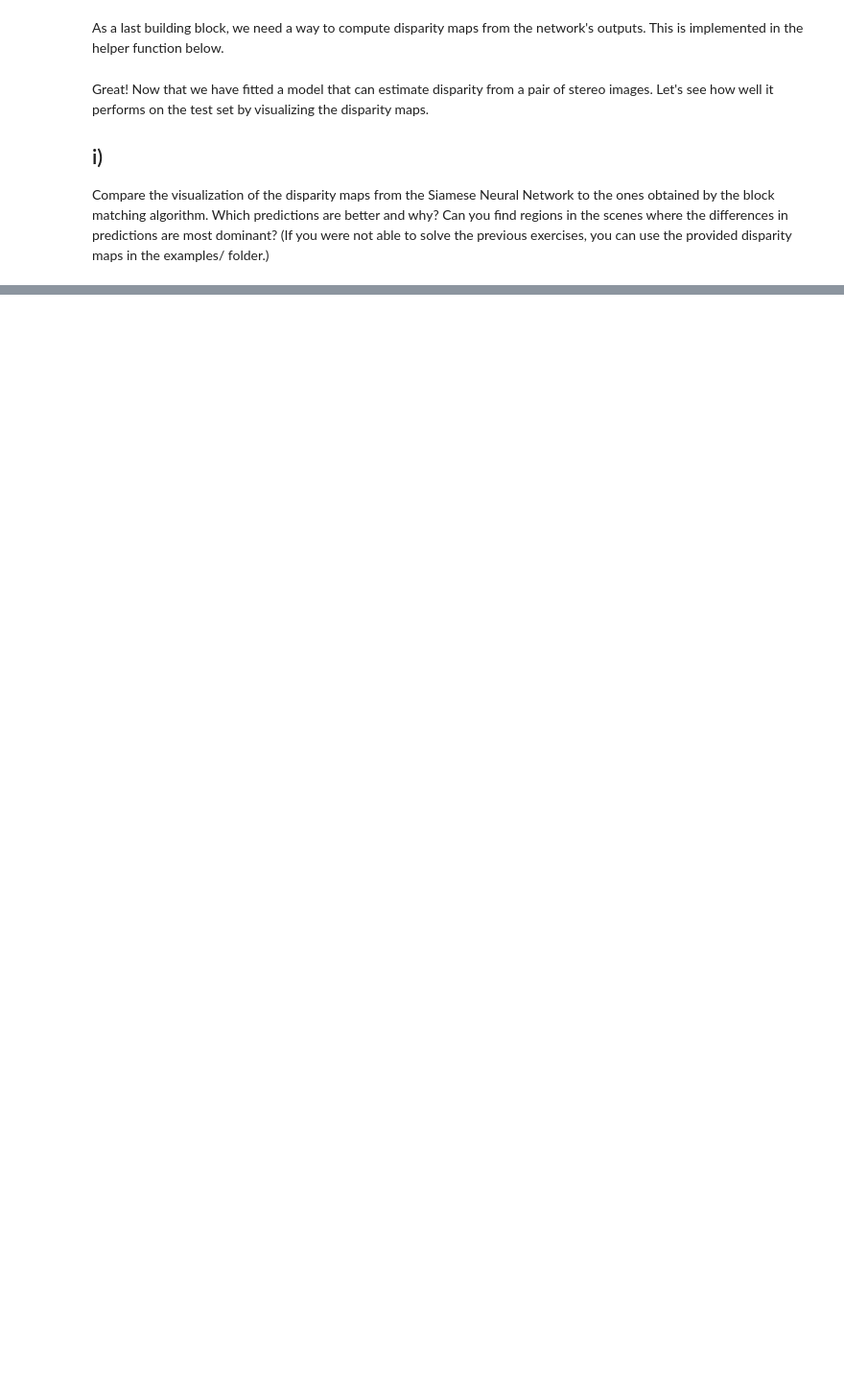
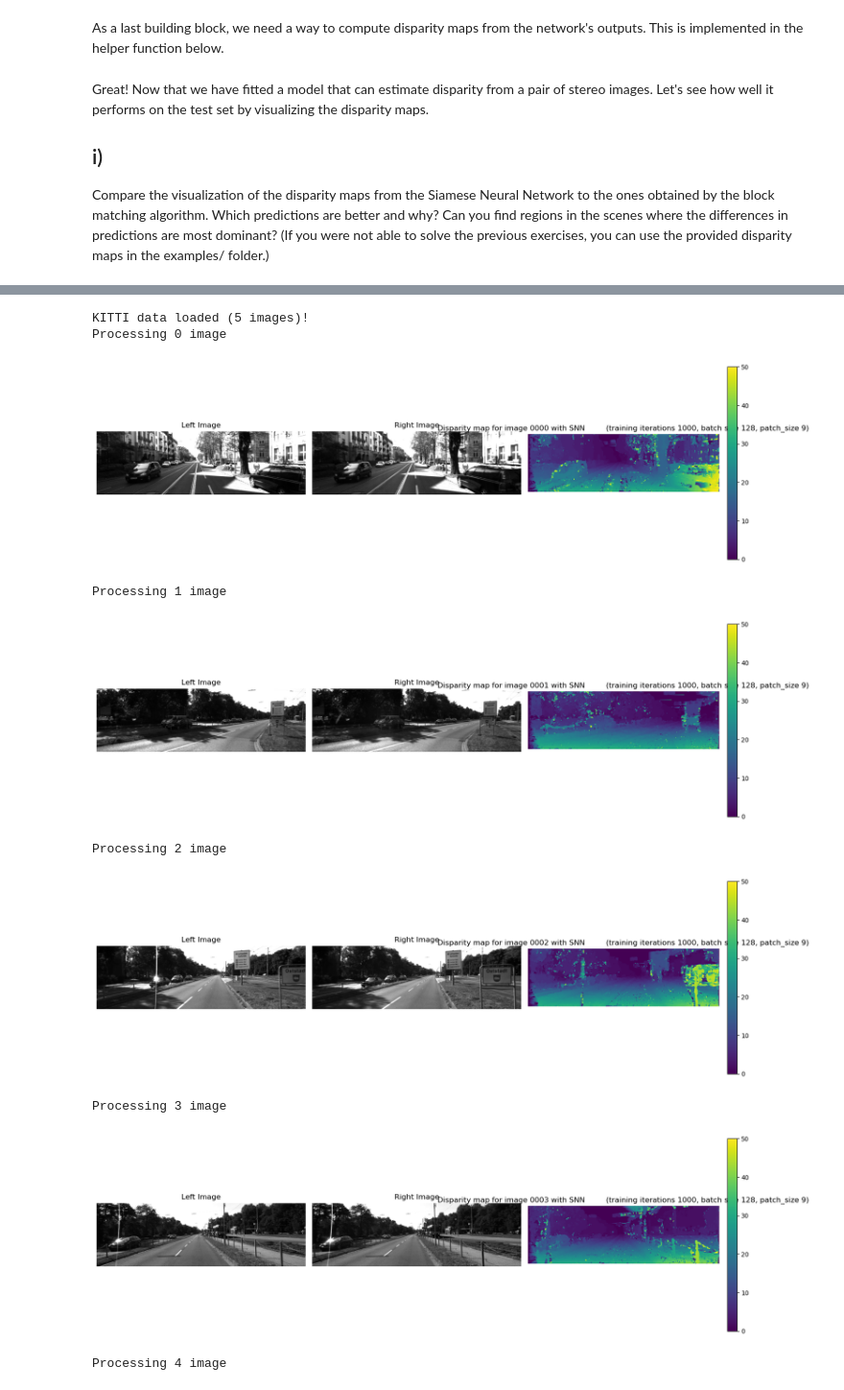
Before and after one commit to borakd/ex_02_sfm_and_stereo, a Jupyter notebook: code/stereo/stereo.ipynb, the cells around one changed output, grey strips where cells are left out. Shown at 96% size. Drawn from its saved outputs; the diff is of its cells as text; code cells hidden in the pictures; blank space fills up the shorter version.

```diff
--- a/code/stereo/stereo.ipynb
+++ b/code/stereo/stereo.ipynb
@@ -348,6 +499,9 @@ def training_loop(infer_compute_features, patches, optimizer, iterations=1000, b
         batch_size (int): batch size
     '''
 
+    # Set the correct device
+    device = next(infer_compute_features.parameters()).device
+
     loss_list = []
     try:
         print("Starting training loop.")
@@ -356,15 +510,21 @@ def training_loop(infer_compute_features, patches, optimizer, iterations=1000, b
             Xl, Xr_pos, Xr_neg = batch
             # uncomment if you don't have a gpu
             # Xl, Xr_pos, Xr_neg = Xl.cpu(), Xr_pos.cpu(), Xr_neg.cpu()
+            # Move tensors to the same device as the model
+            Xl = Xl.to(device)
+            Xr_pos = Xr_pos.to(device)
+            Xr_neg = Xr_neg.to(device)
 
             # use this line if you have a gpu
-            label = torch.eye(2).cuda()[[0]*len(Xl)]  # label is always [1, 0]
+            # label = torch.eye(2).cuda()[[0]*len(Xl)]  # label is always [1, 0]
             # use this line if you don't have a gpu
             # label = torch.eye(2)[[0]*len(Xl)]  # label is always [1, 0]
+            # Create label on the same device as the model
+            label = torch.eye(2, device=device)[[0]*len(Xl)]  # label is always [1, 0]
 
             # calculate the similarity score
-            score_pos = calculate_similarity_score(compute_features, Xl, Xr_pos)
-            score_neg = calculate_similarity_score(compute_features, Xl, Xr_neg)
+            score_pos = calculate_similarity_score(infer_compute_features, Xl, Xr_pos)
+            score_neg = calculate_similarity_score(infer_compute_features, Xl, Xr_neg)
             # compute the loss and accuracy
             loss, acc = hinge_loss(score_pos, score_neg, label)
 
@@ -425,6 +585,8 @@ compute_features = StereoMatchingNetwork()
 compute_features.train()
 # uncomment if you don't have a gpu
 # compute_features.to('cpu')
+device = compute_features.device
+compute_features.to(device)
 optimizer = torch.optim.SGD(compute_features.parameters(), lr=learning_rate, momentum=0.9)
 
 # Start training loop
@@ -458,10 +635,17 @@ def compute_disparity_CNN(compute_features, img_l, img_r, max_disparity=50):
 
     # images of shape B x H x W x C
     B, H, W, C = Fl.shape
-    # Initialize the disparity
-    disparity = torch.zeros((B, H, W)).int()
-    # Initialize current similarity to -infimum
-    current_similarity = torch.ones((B, H, W)) * -np.inf
+    # # Initialize the disparity
+    # disparity = torch.zeros((B, H, W)).int()
+    # # Initialize current similarity to -infimum
+    # current_similarity = torch.ones((B, H, W)) * -np.inf
+
+    # Get device from input features
+    device = Fl.device
+    # Initialize the disparity on the same device
+    disparity = torch.zeros((B, H, W), dtype=torch.int32, device=device)
+    # Initialize current similarity to -infimum on the same device
+    current_similarity = torch.ones((B, H, W), device=device) * -np.inf
 
     # Loop over all possible disparity values
     Fr_shifted = Fr
@@ -491,22 +677,37 @@ Compare the visualization of the disparity maps from the Siamese Neural Network
 # %%
 # Set network to eval mode
 compute_features.eval()
-compute_features.to('cpu')
+# compute_features.to('cpu')
+device = compute_features.device
 
 # Load KITTI test split
 dataset = KITTIDataset(os.path.join(input_dir, "data_scene_flow/testing/"))
 # Loop over test images
 for i in range(len(dataset)):
     print('Processing %d image' % i)
     # Load images and add padding
     img_left, img_right = dataset[i]
     img_left_padded, img_right_padded = add_padding(img_left, padding), add_padding(img_right, padding)
-    img_left_padded, img_right_padded = torch.Tensor(img_left_padded), torch.Tensor(img_right_padded)
+    # img_left_padded, img_right_padded = torch.Tensor(img_left_padded), torch.Tensor(img_right_padded)
+    img_left_padded = torch.tensor(img_left_padded, dtype=torch.float32).to(device)
+    img_right_padded = torch.tensor(img_right_padded, dtype=torch.float32).to(device)
 
     disparity_map = compute_disparity_CNN(
         compute_features, img_left_padded, img_right_padded, max_disparity=max_disparity
     )
     # Define title for the plot
     title = 'Disparity map for image %04d with SNN \
         (training iterations %d, batch size %d, patch_size %d)' % (i, training_iterations, batch_size, patch_size)
-    visualize_disparity(disparity_map.squeeze(), img_left.squeeze(), img_right.squeeze(), title, max_disparity=max_disparity)
+    # visualize_disparity(disparity_map.squeeze(), img_left.squeeze(), img_right.squeeze(), title, max_disparity=max_disparity)
+    visualize_disparity(disparity_map.squeeze().cpu(), img_left.squeeze(), img_right.squeeze(), title, max_disparity=max_disparity)
+# %% [output]
+KITTI data loaded (5 images)!
+Processing 0 image
+[figure, added]
+Processing 1 image
+[figure, added]
+Processing 2 image
+[figure, added]
+Processing 3 image
+[figure, added]
+Processing 4 image
```
Also changed, not shown: parts of 11 cells of this notebook, 2 other files.
